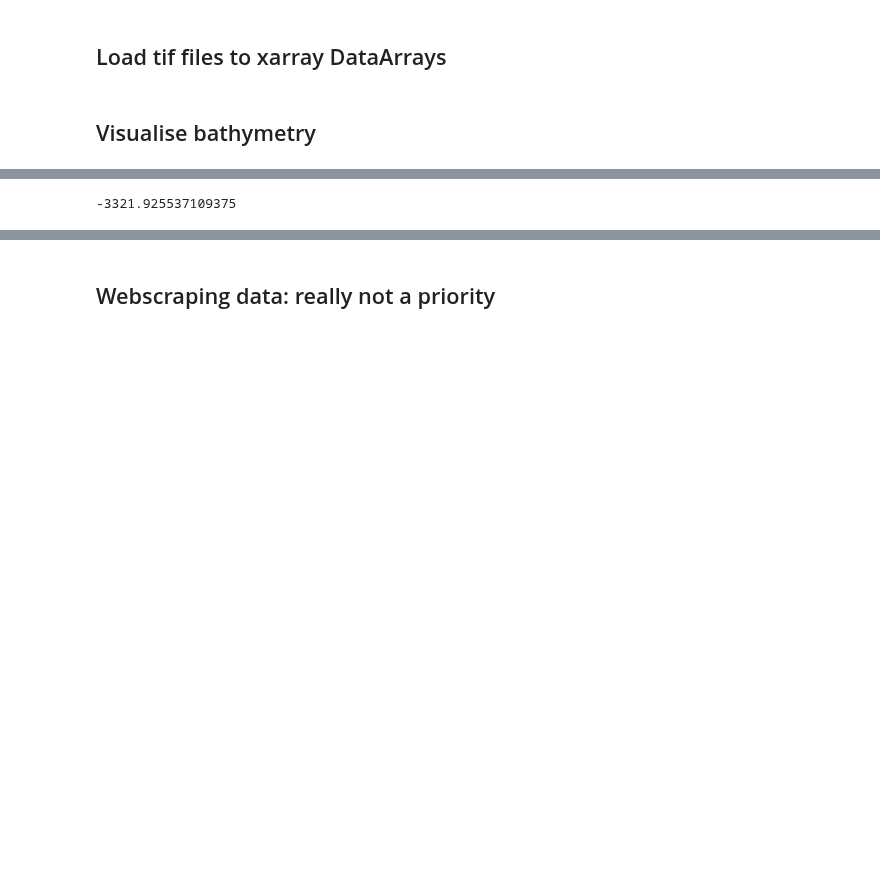
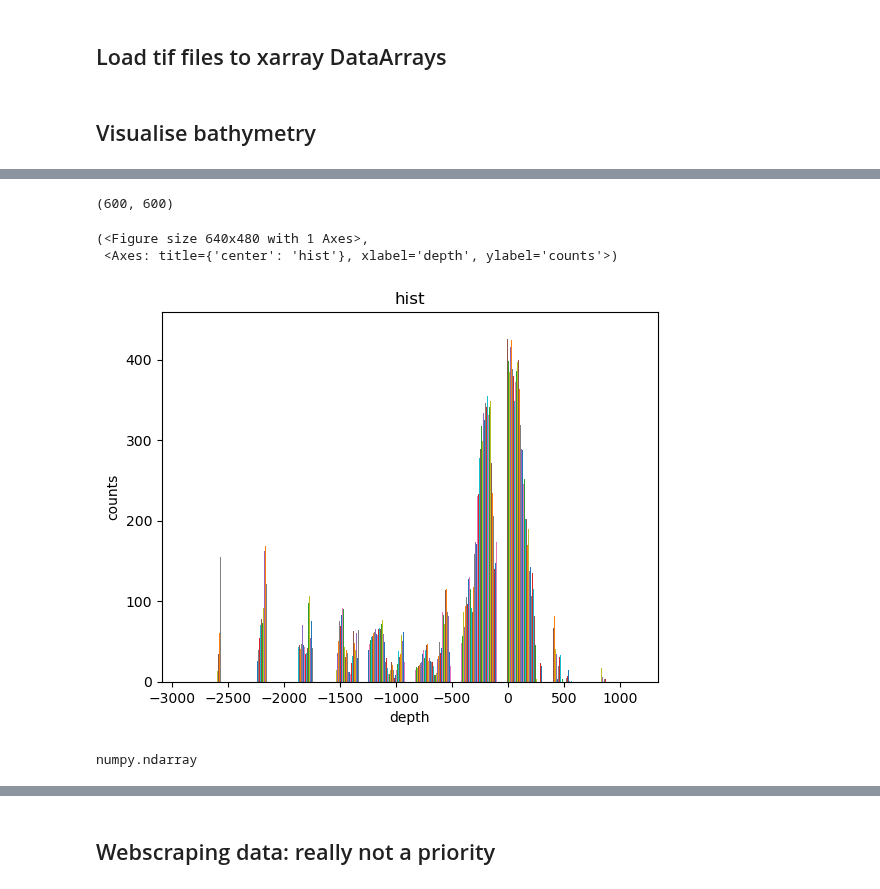
Before and after one commit to orlando-code/coralshift, a Jupyter notebook: notebooks/bathymetry.ipynb, the cells around one changed output, grey strips where cells are left out. Cells and saved outputs as stored; diff of their text form; code cells hidden in the pictures; blank space fills up the shorter version.

Commit message:
overwriting copy of bathymetry nb

```diff
--- a/notebooks/bathymetry.ipynb
+++ b/notebooks/bathymetry.ipynb
@@ -23,6 +37,7 @@ from coralshift.processing import data
 # %%
 # 30m GBR bathymetry (can visualise ETOPO later if necessary)
-gbr_30_dir = directories.get_gbr_bathymetry_data_dir()
+gbr_30_dir = Path(directories.get_volume_dir("MRes Drive"), "bathymetry/GBR_30m")
+
 # download missing data
 bathymetry.download_30m_gbr_bathymetry(download_dest_dir=gbr_30_dir)
 # %% [output]
@@ -112,4 +71,0 @@ test = dict_temp[0].rio.reproject(tif_array.rio.crs,
-# %%
-float(test.min().values)
-# %% [output]
--3321.925537109375
@@ -124,0 +227,37 @@ def plot_borders(ax):
+# %%
+reduced_dict = reduce_dict_of_xa_arrays(xa_dict=gbr_30_dict)
+
+np.shape(list(reduced_dict['Great_Barrier_Reef_C_2020_30m_MSL_cog_reduced'].values)[0])
+# %% [output]
+(600, 600)
+# %%
+
+def plot_array_hist(array: tuple[xa.DataArray, np.ndarray], xlabel: str, ylabel: str, title: str, n_bins: int=100
+    ) -> tuple[Figure, Axes]:
+    """TODO: docstring"""
+    fig, ax = plt.subplots()
+
+    if not type(array) == np.ndarray:
+        # if not np array, should be DataArray: so try fetching values. Index first dimension since 1xmxn array
+        array = array.values[0]
+
+    # counts, bins = np.histogram(array, n_bins)
+    ax.hist(array, bins=10)
+    # TODO: plotting histogram takes forever for soome reason: even though calculation of counts/bins is rapid when done separately
+    # plt.hist(array, bins=bins, ax=ax)
+    ax.set_xlabel(xlabel)
+    ax.set_ylabel(ylabel)
+    ax.set_title(title)
+
+    return fig, ax
+
+
+plot_array_hist(reduced_dict['Great_Barrier_Reef_C_2020_30m_MSL_cog_reduced'], "depth", "counts", "hist")
+# %% [output]
+(<Figure size 640x480 with 1 Axes>,
+ <Axes: title={'center': 'hist'}, xlabel='depth', ylabel='counts'>)
+[figure, added]
+# %%
+type(reduced_dict['Great_Barrier_Reef_C_2020_30m_MSL_cog_reduced'].values)
+# %% [output]
+numpy.ndarray
```
Also changed, not shown: parts of 32 cells of this notebook.
